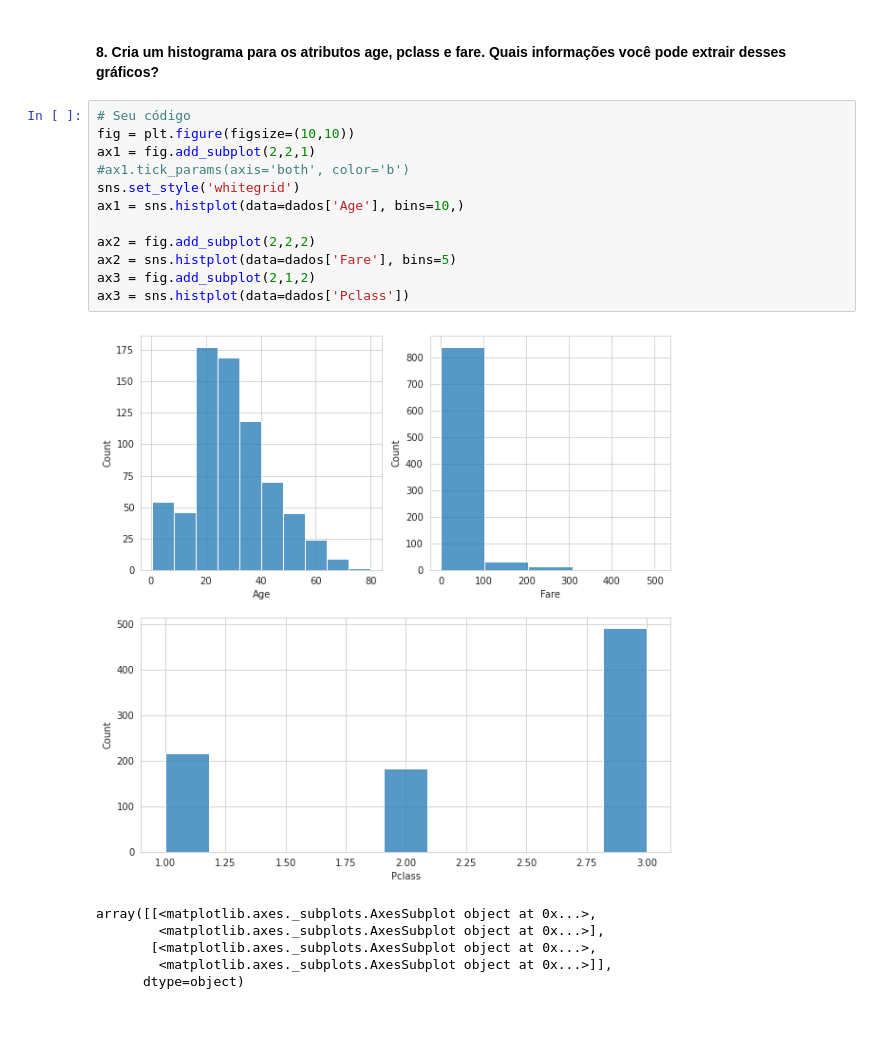
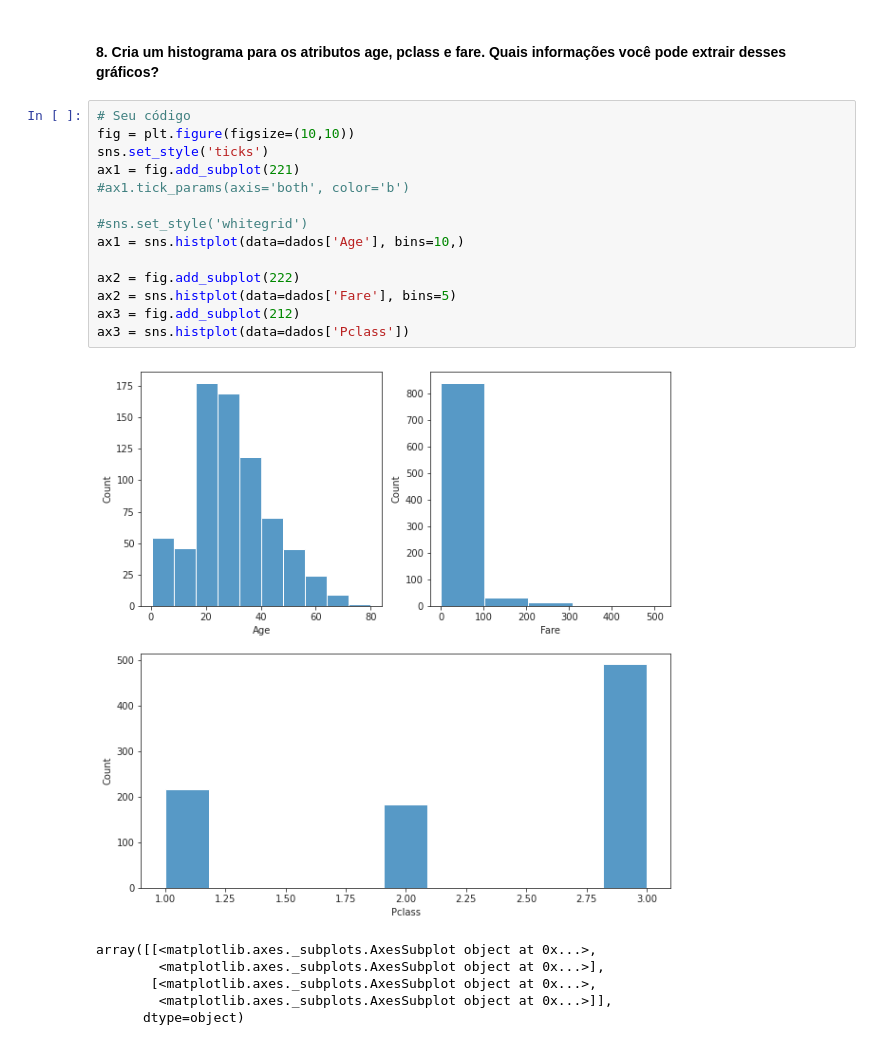
Before and after one commit to robsonbfreitas/EDA-exercises, a Jupyter notebook: Exercicios_EDA.ipynb, the cells around one changed output. Drawn from its saved outputs; the diff is of its cells as text.

```diff
--- a/Exercicios_EDA.ipynb
+++ b/Exercicios_EDA.ipynb
@@ -156,17 +156,19 @@ sns.boxplot(data=dados['Age'], palette='Accent', width=0.2)
 # %%
 # Seu código
 fig = plt.figure(figsize=(10,10))
-ax1 = fig.add_subplot(2,2,1)
+sns.set_style('ticks')
+ax1 = fig.add_subplot(221)
 #ax1.tick_params(axis='both', color='b')
-sns.set_style('whitegrid')
+
+#sns.set_style('whitegrid')
 ax1 = sns.histplot(data=dados['Age'], bins=10,)
 
-ax2 = fig.add_subplot(2,2,2)
+ax2 = fig.add_subplot(222)
 ax2 = sns.histplot(data=dados['Fare'], bins=5)
-ax3 = fig.add_subplot(2,1,2)
+ax3 = fig.add_subplot(212)
 ax3 = sns.histplot(data=dados['Pclass'])
 # %% [output]
-[figure, old version]
+[figure, new version]
 # %%
 # %% [output]
 array([[<matplotlib.axes._subplots.AxesSubplot object at 0x...>,
```
